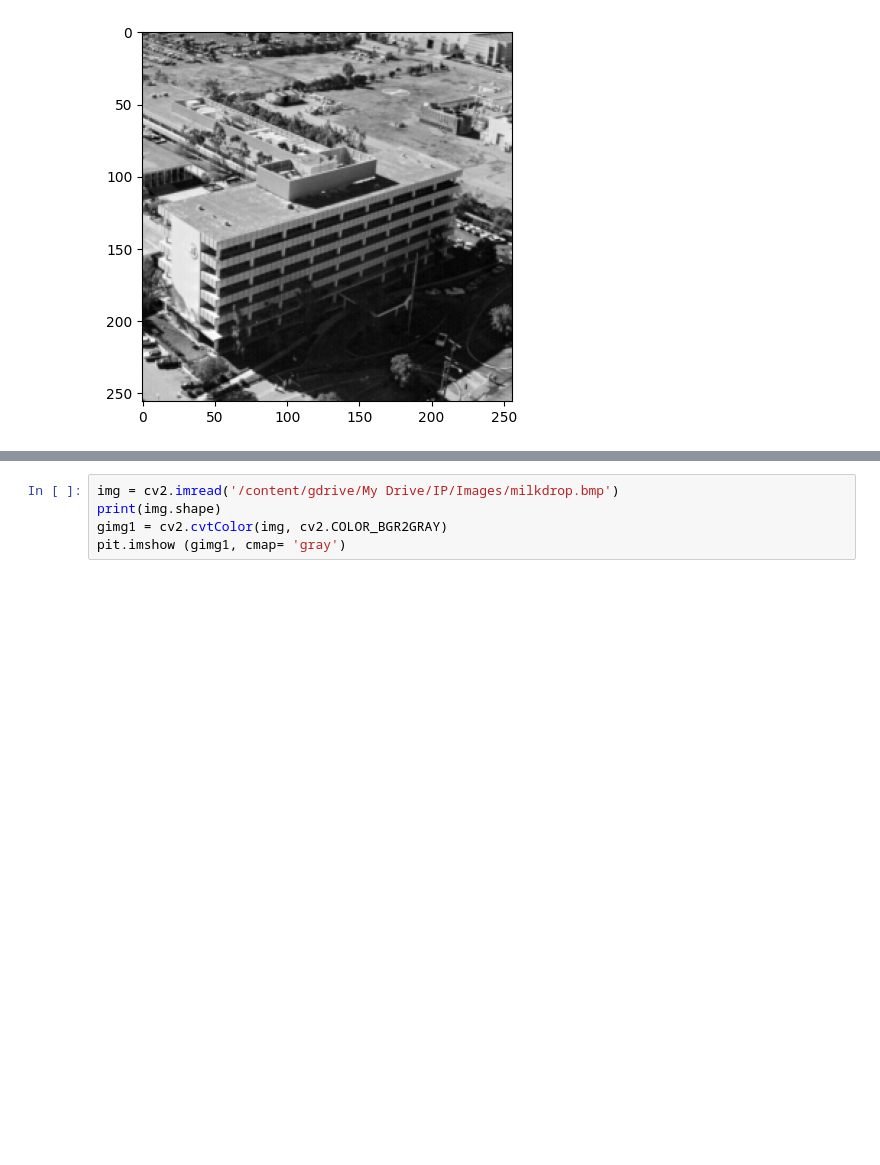
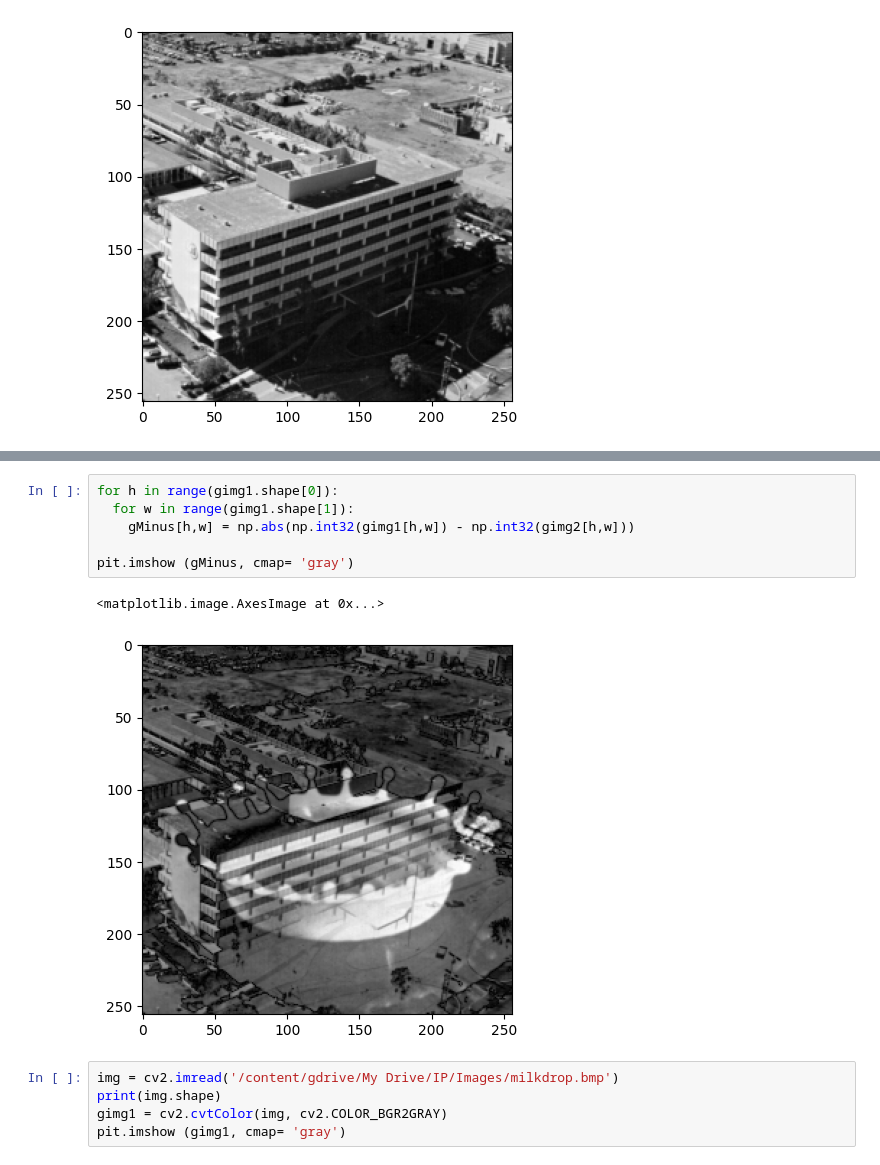
Before and after one commit to KdlsMH/20204451_Digital_Image_Processing_-, a Jupyter notebook: Ch03_1.ipynb, the cells around one changed output, grey strips where cells are left out. Saved outputs shown, nothing was run; the diff lists cells and outputs as text; blank space fills up the shorter version.

```diff
--- a/Ch03_1.ipynb
+++ b/Ch03_1.ipynb
@@ -21,3 +63,12 @@ pit.imshow (gimg1, cmap= 'gray')
+# %%
+for h in range(gimg1.shape[0]):
+  for w in range(gimg1.shape[1]):
+    gMinus[h,w] = np.abs(np.int32(gimg1[h,w]) - np.int32(gimg2[h,w]))
+
+pit.imshow (gMinus, cmap= 'gray')
+# %% [output]
+<matplotlib.image.AxesImage at 0x...>
+[figure, added]
 # %%
 img = cv2.imread('/content/gdrive/My Drive/IP/Images/milkdrop.bmp')
 print(img.shape)
```
Also changed, not shown: parts of 12 cells of this notebook.
